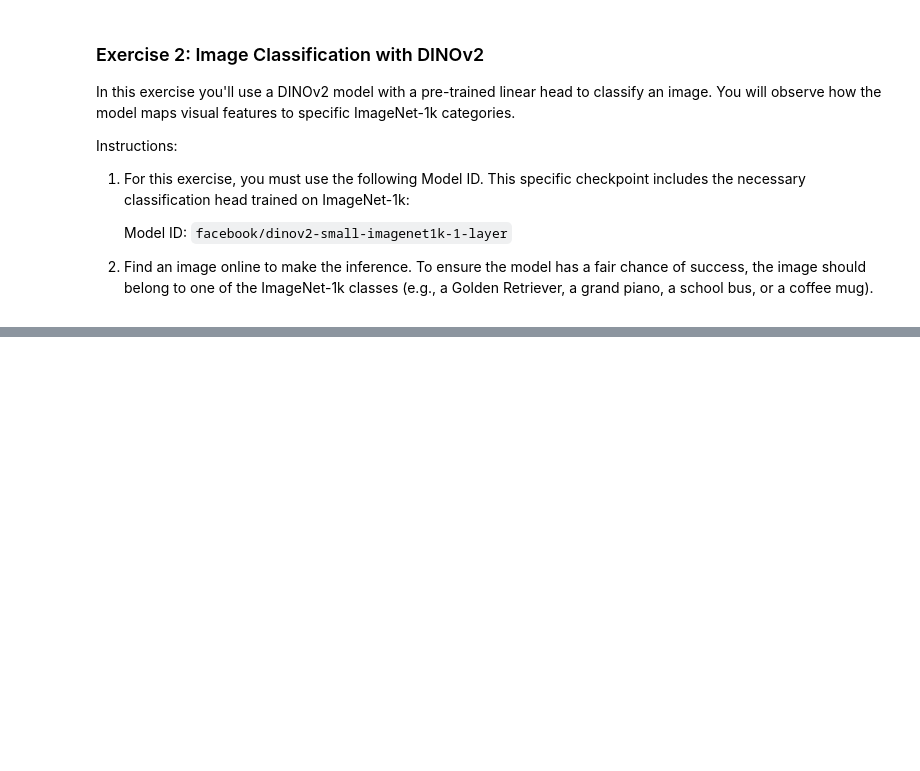
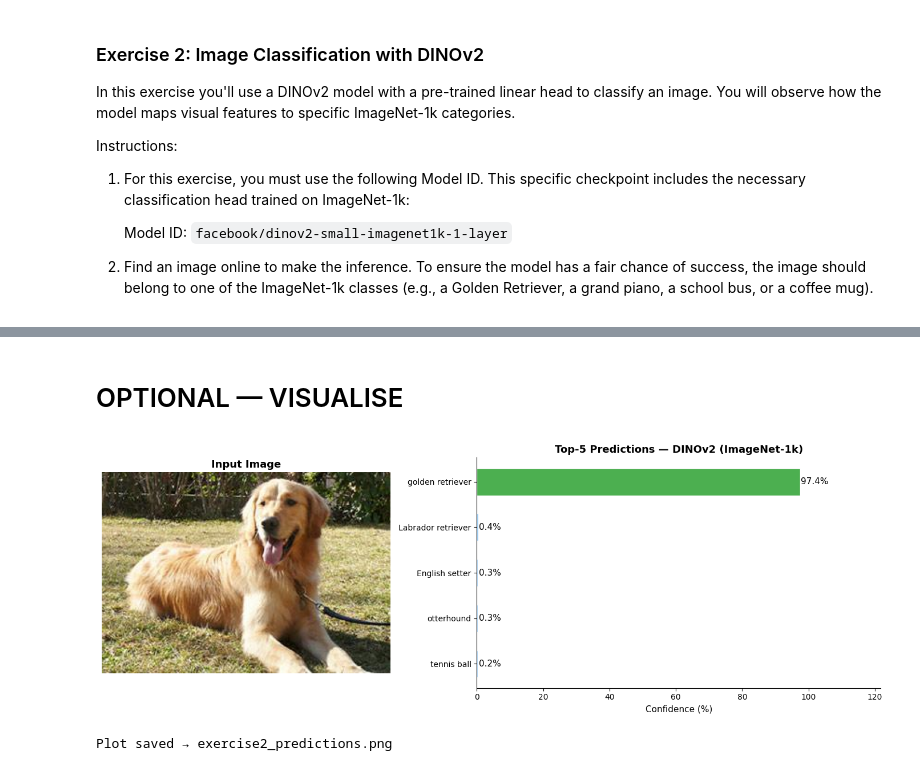
Before and after one commit to RaghadMohammed/arti560-computer-vision-labs, a Jupyter notebook: lab10-visual-representations/lab10-visual-representations-exercise.ipynb, the cells around one changed output, grey strips where cells are left out. Drawn from its saved outputs; the diff is of its cells as text; code cells hidden in the pictures; blank space fills up the shorter version.

```diff
--- a/lab10-visual-representations/lab10-visual-representations-exercise.ipynb
+++ b/lab10-visual-representations/lab10-visual-representations-exercise.ipynb
@@ -31,0 +316,20 @@ Instructions:
+# %%
+probs        = torch.softmax(logits, dim=-1)[0]     # (1000,)
+top5_probs, top5_ids = torch.topk(probs, k=5)
+
+id2label = model.config.id2label   # dict mapping int → human-readable label
+
+print("=" * 55)
+print("  TOP-5 ImageNet-1k PREDICTIONS")
+print("=" * 55)
+print(f"  {'Rank':<6} {'Label':<35} {'Confidence':>10}")
+print("-" * 55)
+for rank, (prob, idx) in enumerate(zip(top5_probs, top5_ids), start=1):
+    label = id2label[idx.item()]
+    print(f"  {rank:<6} {label:<35} {prob.item()*100:>9.2f}%")
+print("=" * 55)
+
+top1_label = id2label[top5_ids[0].item()]
+top1_conf  = top5_probs[0].item() * 100
+print(f"\nPredicted class : {top1_label}")
+print(f"Confidence: {top1_conf:.2f}%")
@@ -31,0 +351,42 @@ Instructions:
+# %% [markdown]
+# OPTIONAL — VISUALISE
+# %%
+try:
+    import matplotlib.pyplot as plt
+    import matplotlib.patches as mpatches
+    import numpy as np
+
+    labels = [id2label[i.item()].split(",")[0] for i in top5_ids]
+    values = [p.item() * 100 for p in top5_probs]
+    colors = ["#4CAF50" if r == 0 else "#90CAF9" for r in range(5)]
+
+    fig, axes = plt.subplots(1, 2, figsize=(14, 5),
+                             gridspec_kw={"width_ratios": [1, 1.4]})
+
+    # Left: input image
+    axes[0].imshow(image)
+    axes[0].axis("off")
+    axes[0].set_title("Input Image", fontsize=13, fontweight="bold")
+
+    # Right: bar chart of top-5 probabilities
+    bars = axes[1].barh(labels[::-1], values[::-1], color=colors[::-1],
+                        edgecolor="white", height=0.6)
+    for bar, val in zip(bars, values[::-1]):
+        axes[1].text(bar.get_width() + 0.3, bar.get_y() + bar.get_height() / 2,
+                     f"{val:.1f}%", va="center", fontsize=11)
+
+    axes[1].set_xlim(0, max(values) * 1.25)
+    axes[1].set_xlabel("Confidence (%)", fontsize=11)
+    axes[1].set_title("Top-5 Predictions — DINOv2 (ImageNet-1k)", fontsize=13,
+                       fontweight="bold")
+    axes[1].spines[["top", "right"]].set_visible(False)
+
+    plt.tight_layout()
+    plt.savefig("exercise2_predictions.png", dpi=150, bbox_inches="tight")
+    plt.show()
+    print("\nPlot saved → exercise2_predictions.png")
+except ImportError:
+    print("\n(matplotlib not found — skipping visualisation)")
+# %% [output]
+[figure, added]
+Plot saved → exercise2_predictions.png
```
Also changed, not shown: parts of 35 cells of this notebook, 3 other files.
